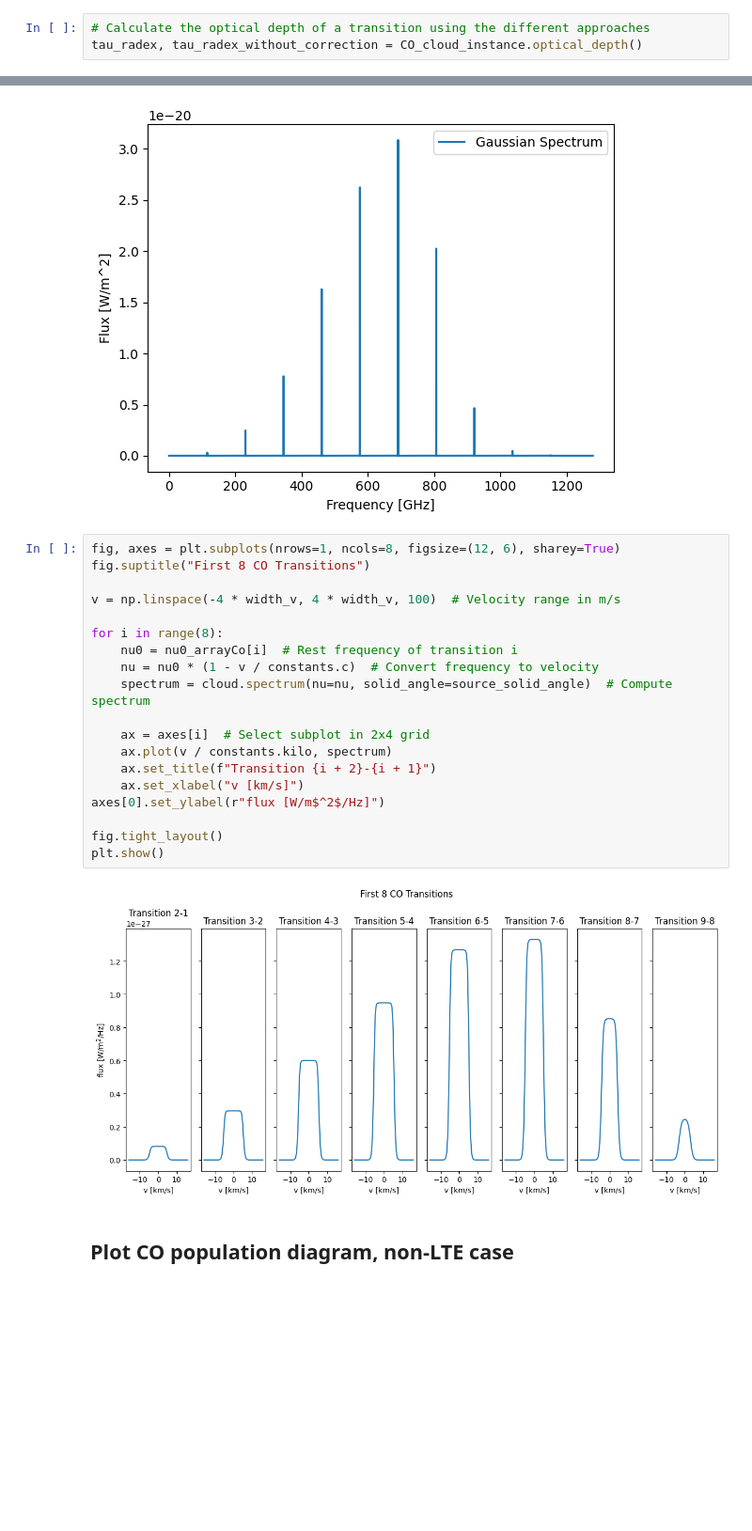
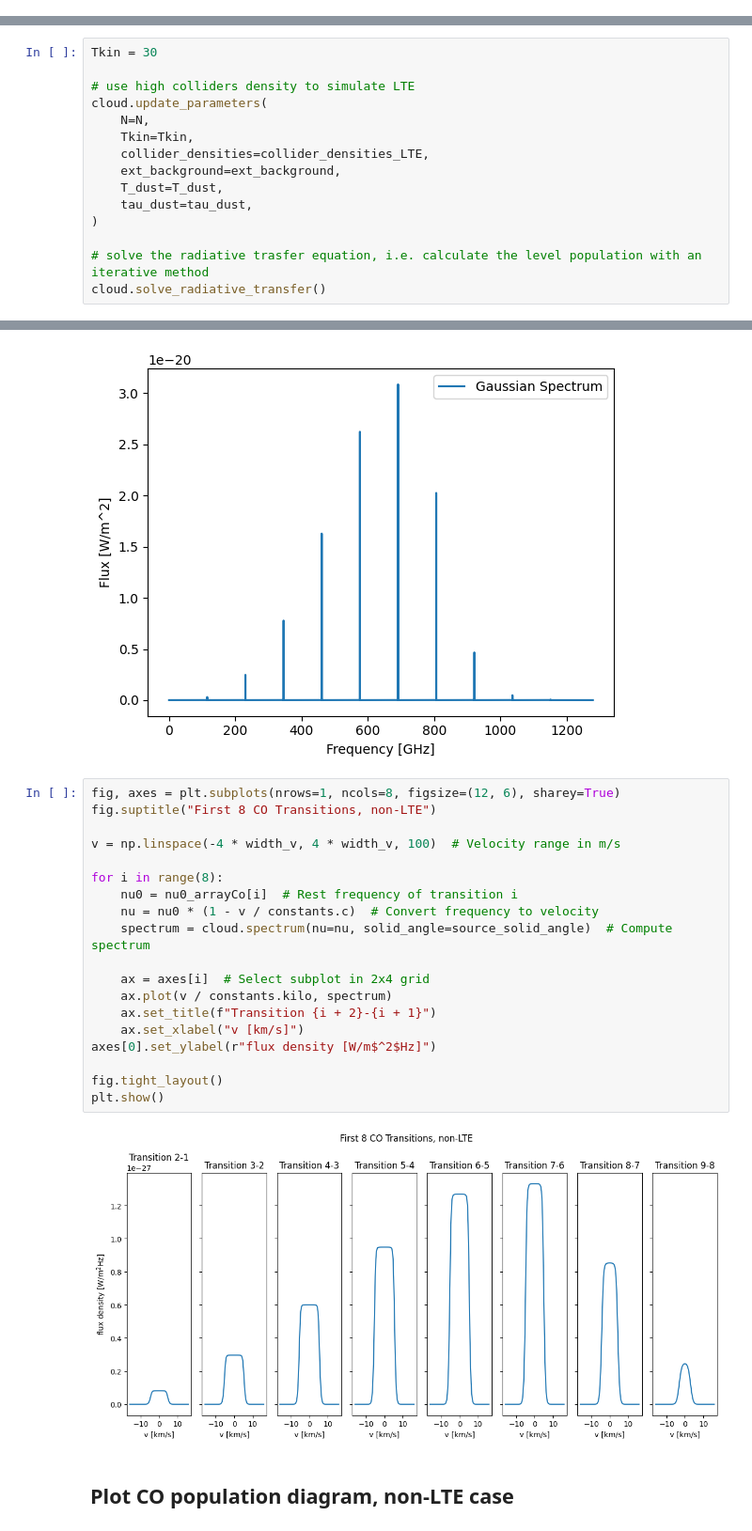
Before and after one commit to aleksej-rodano/phas0052_project, a Jupyter notebook: pythonradex_clean.ipynb, the cells around one changed output, grey strips where cells are left out. Shown at 94% size. Saved outputs shown, nothing was run; the diff lists cells and outputs as text; blank space fills up the shorter version.

```diff
--- a/pythonradex_clean.ipynb
+++ b/pythonradex_clean.ipynb
@@ -457,6 +475,3 @@ size FWHM_each_transition: 40
 size gamma: 40
 size Nu: 40
 size Nl: 40
-# %%
-# Calculate the optical depth of a transition using the different approaches
-tau_radex, tau_radex_without_correction = CO_cloud_instance.optical_depth()
@@ -520,3 +605,18 @@ plt.show()
+# %%
+Tkin = 30
+
+# use high colliders density to simulate LTE
+cloud.update_parameters(
+    N=N,
+    Tkin=Tkin,
+    collider_densities=collider_densities_LTE,
+    ext_background=ext_background,
+    T_dust=T_dust,
+    tau_dust=tau_dust,
+)
+
+# solve the radiative trasfer equation, i.e. calculate the level population with an iterative method
+cloud.solve_radiative_transfer()
 # %% [markdown]
 # Population diagram for CO, LTE case
 # %% [markdown]
@@ -1240,25 +1340,25 @@ plt.show()
 [figure]
 # %%
 fig, axes = plt.subplots(nrows=1, ncols=8, figsize=(12, 6), sharey=True)
-fig.suptitle("First 8 CO Transitions")
+fig.suptitle("First 8 CO Transitions, non-LTE")
 
 v = np.linspace(-4 * width_v, 4 * width_v, 100)  # Velocity range in m/s
 
 for i in range(8):
     nu0 = nu0_arrayCo[i]  # Rest frequency of transition i
     nu = nu0 * (1 - v / constants.c)  # Convert frequency to velocity
     spectrum = cloud.spectrum(nu=nu, solid_angle=source_solid_angle)  # Compute spectrum
 
     ax = axes[i]  # Select subplot in 2x4 grid
     ax.plot(v / constants.kilo, spectrum)
     ax.set_title(f"Transition {i + 2}-{i + 1}")
     ax.set_xlabel("v [km/s]")
-axes[0].set_ylabel(r"flux [W/m$^2$/Hz]")
+axes[0].set_ylabel(r"flux density [W/m$^2$Hz]")
 
 fig.tight_layout()
 plt.show()
 # %% [output]
-[figure, old version]
+[figure, new version]
 # %% [markdown]
 ## Plot CO population diagram, non-LTE case
 # %%
```
Also changed, not shown: parts of 13 cells of this notebook, 5 other files.
